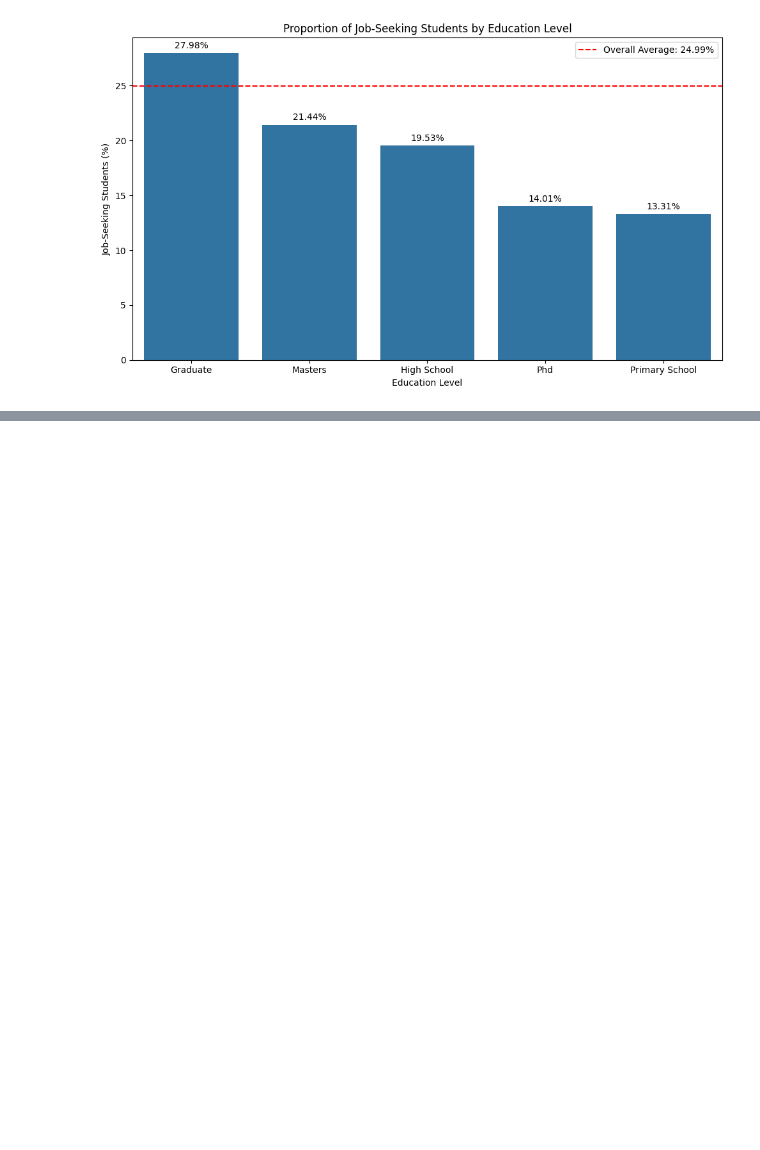
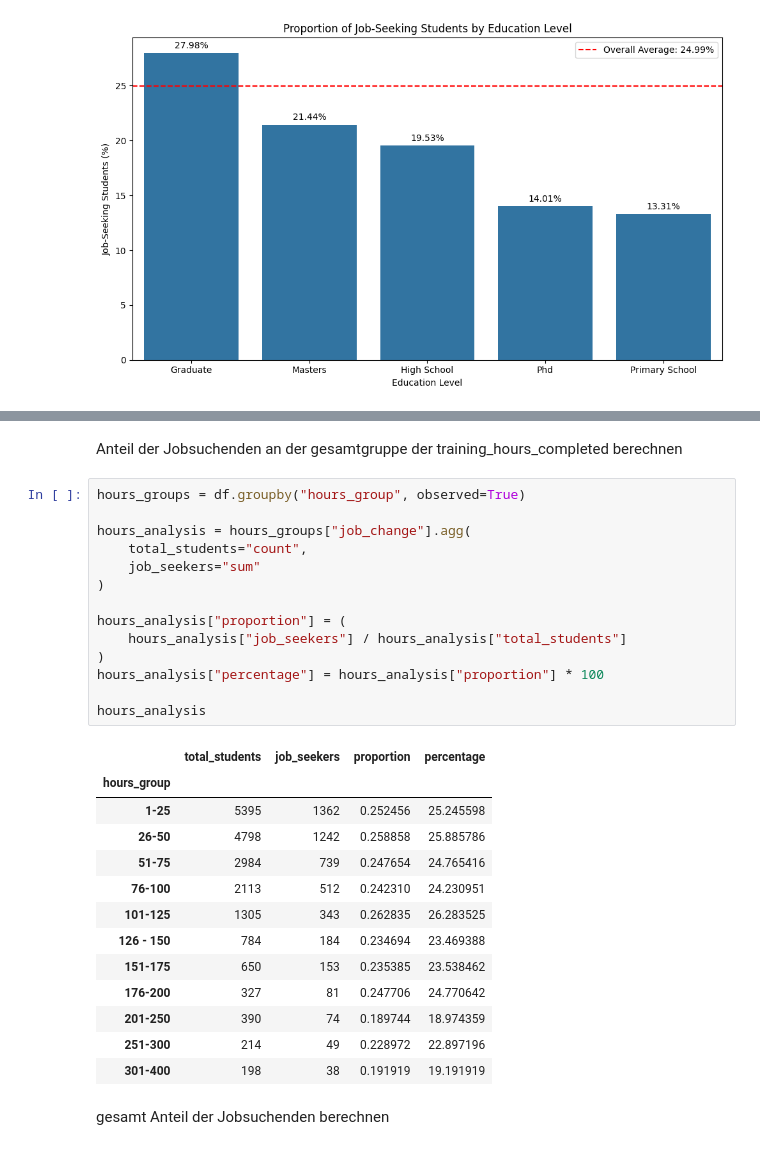
Before and after one commit to Lyxxrn/Data-Science, a Jupyter notebook: week 2/aq_analysis.ipynb, the cells around one changed output, grey strips where cells are left out. Saved outputs shown, nothing was run; the diff lists cells and outputs as text; blank space fills up the shorter version.

```diff
--- a/week 2/aq_analysis.ipynb
+++ b/week 2/aq_analysis.ipynb
@@ -128,0 +172,32 @@ plt.show()
+# %% [markdown]
+Anteil der Jobsuchenden an der gesamtgruppe der training_hours_completed berechnen
+# %%
+hours_groups = df.groupby("hours_group", observed=True)
+
+hours_analysis = hours_groups["job_change"].agg(
+    total_students="count",
+    job_seekers="sum"
+)
+
+hours_analysis["proportion"] = (
+    hours_analysis["job_seekers"] / hours_analysis["total_students"]
+)
+hours_analysis["percentage"] = hours_analysis["proportion"] * 100
+
+hours_analysis
+# %% [output]
+|  | total_students | job_seekers | proportion | percentage |
+| hours_group |  |  |  |  |
+| 1-25 | 5395 | 1362 | 0.252456 | 25.245598 |
+| 26-50 | 4798 | 1242 | 0.258858 | 25.885786 |
+| 51-75 | 2984 | 739 | 0.247654 | 24.765416 |
+| 76-100 | 2113 | 512 | 0.242310 | 24.230951 |
+| 101-125 | 1305 | 343 | 0.262835 | 26.283525 |
+| 126 - 150 | 784 | 184 | 0.234694 | 23.469388 |
+| 151-175 | 650 | 153 | 0.235385 | 23.538462 |
+| 176-200 | 327 | 81 | 0.247706 | 24.770642 |
+| 201-250 | 390 | 74 | 0.189744 | 18.974359 |
+| 251-300 | 214 | 49 | 0.228972 | 22.897196 |
+| 301-400 | 198 | 38 | 0.191919 | 19.191919 |
+# %% [markdown]
+gesamt Anteil der Jobsuchenden berechnen
```
Also changed, not shown: parts of 8 cells of this notebook.
